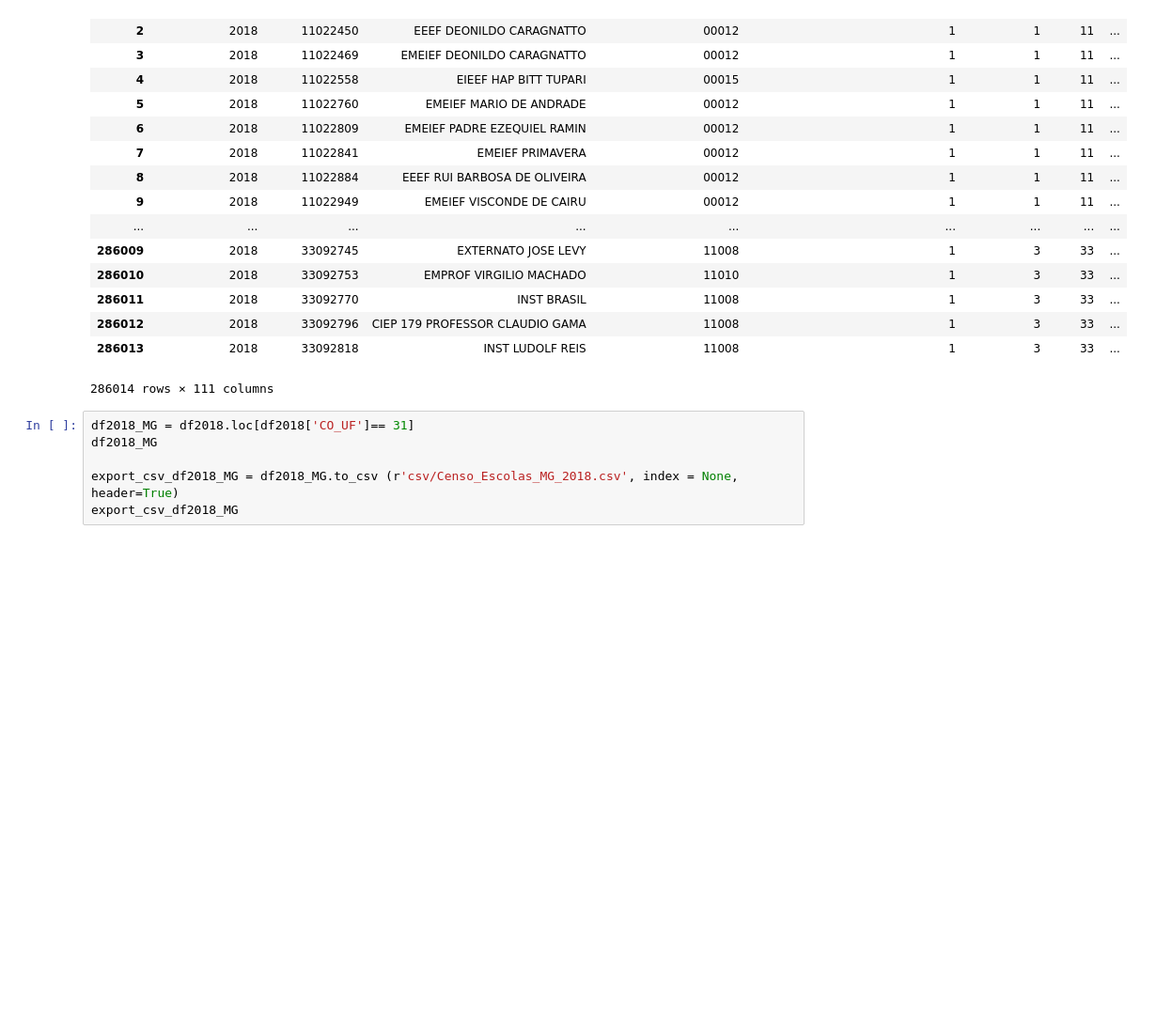
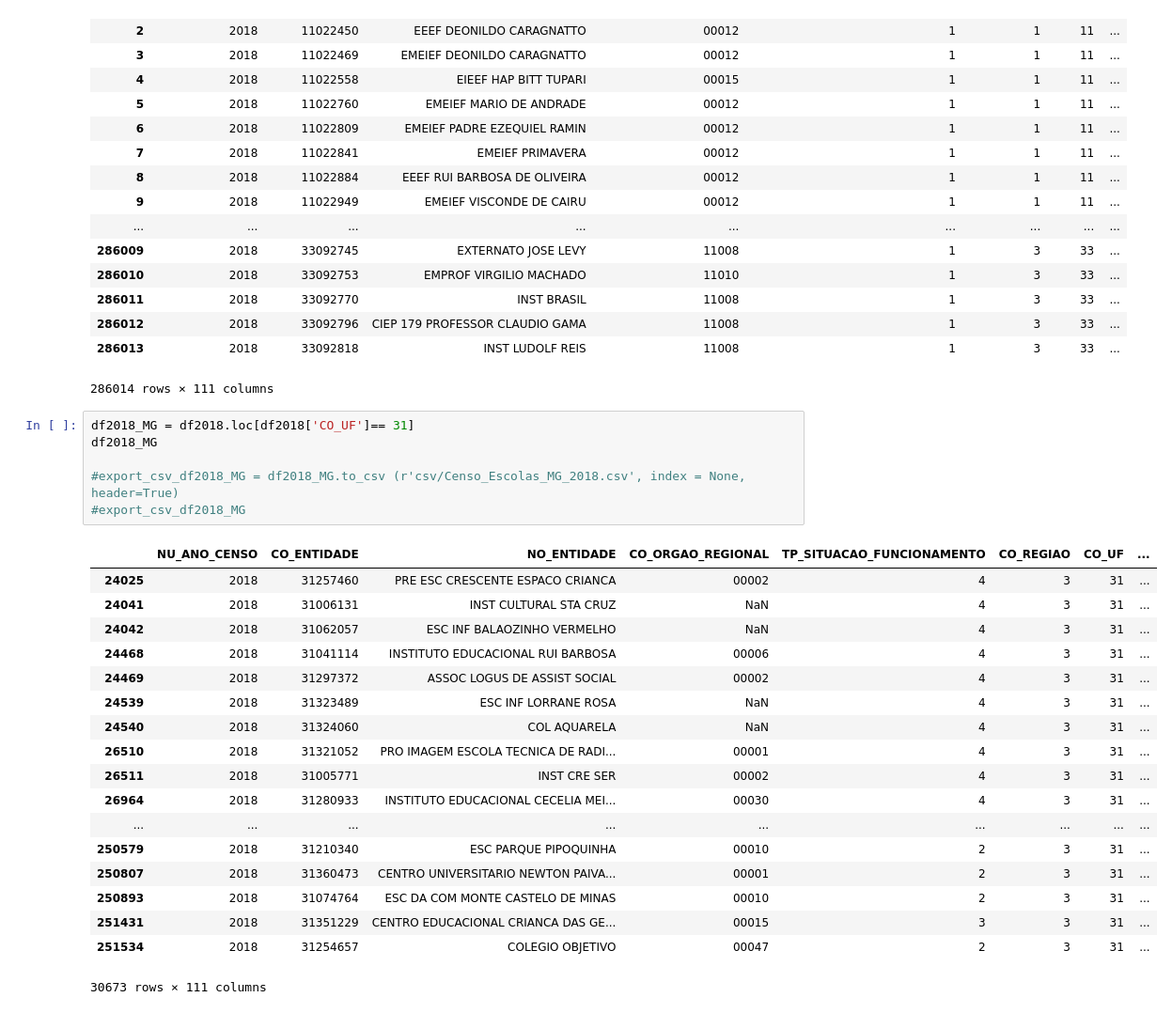
Before and after one commit to martimallow/escola_fechada, a Jupyter notebook: limpando_dados.ipynb, the cells around one changed output. Shown at 94% size. Drawn from its saved outputs; the diff is of its cells as text; blank space fills up the shorter version.

```diff
--- a/limpando_dados.ipynb
+++ b/limpando_dados.ipynb
@@ -78,6 +55,25 @@ df2018
 # %%
 df2018_MG = df2018.loc[df2018['CO_UF']== 31]
 df2018_MG
 
-export_csv_df2018_MG = df2018_MG.to_csv (r'csv/Censo_Escolas_MG_2018.csv', index = None, header=True)
-export_csv_df2018_MG
+#export_csv_df2018_MG = df2018_MG.to_csv (r'csv/Censo_Escolas_MG_2018.csv', index = None, header=True)
+#export_csv_df2018_MG
+# %% [output]
+|  | NU_ANO_CENSO | CO_ENTIDADE | NO_ENTIDADE | CO_ORGAO_REGIONAL | TP_SITUACAO_FUNCIONAMENTO | CO_REGIAO | CO_UF | ... |
+| 24025 | 2018 | 31257460 | PRE ESC CRESCENTE ESPACO CRIANCA | 00002 | 4 | 3 | 31 | ... |
+| 24041 | 2018 | 31006131 | INST CULTURAL STA CRUZ | NaN | 4 | 3 | 31 | ... |
+| 24042 | 2018 | 31062057 | ESC INF BALAOZINHO VERMELHO | NaN | 4 | 3 | 31 | ... |
+| 24468 | 2018 | 31041114 | INSTITUTO EDUCACIONAL RUI BARBOSA | 00006 | 4 | 3 | 31 | ... |
+| 24469 | 2018 | 31297372 | ASSOC LOGUS DE ASSIST SOCIAL | 00002 | 4 | 3 | 31 | ... |
+| 24539 | 2018 | 31323489 | ESC INF LORRANE ROSA | NaN | 4 | 3 | 31 | ... |
+| 24540 | 2018 | 31324060 | COL AQUARELA | NaN | 4 | 3 | 31 | ... |
+| 26510 | 2018 | 31321052 | PRO IMAGEM ESCOLA TECNICA DE RADI... | 00001 | 4 | 3 | 31 | ... |
+| 26511 | 2018 | 31005771 | INST CRE SER | 00002 | 4 | 3 | 31 | ... |
+| 26964 | 2018 | 31280933 | INSTITUTO EDUCACIONAL CECELIA MEI... | 00030 | 4 | 3 | 31 | ... |
+| ... | ... | ... | ... | ... | ... | ... | ... | ... |
+| 250579 | 2018 | 31210340 | ESC PARQUE PIPOQUINHA | 00010 | 2 | 3 | 31 | ... |
+| 250807 | 2018 | 31360473 | CENTRO UNIVERSITARIO NEWTON PAIVA... | 00001 | 2 | 3 | 31 | ... |
+| 250893 | 2018 | 31074764 | ESC DA COM MONTE CASTELO DE MINAS | 00010 | 2 | 3 | 31 | ... |
+| 251431 | 2018 | 31351229 | CENTRO EDUCACIONAL CRIANCA DAS GE... | 00015 | 3 | 3 | 31 | ... |
+| 251534 | 2018 | 31254657 | COLEGIO OBJETIVO | 00047 | 2 | 3 | 31 | ... |
+30673 rows × 111 columns
```
Also changed, not shown: parts of 1 cell of this notebook, 3 other files.
